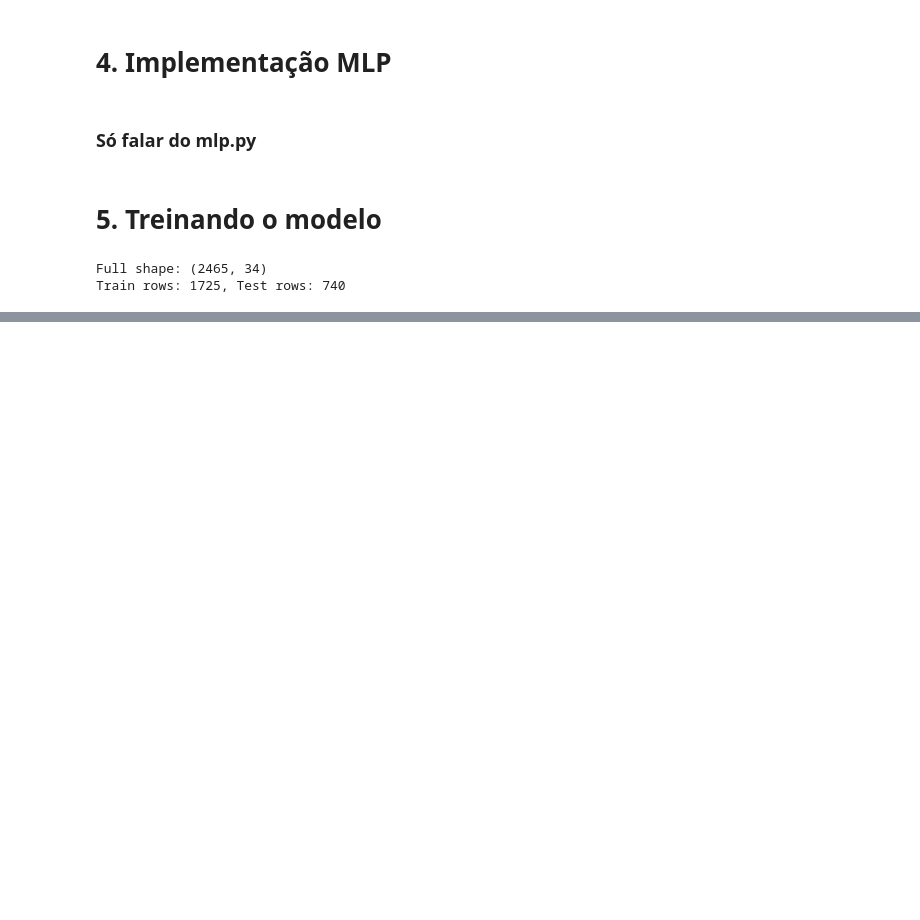
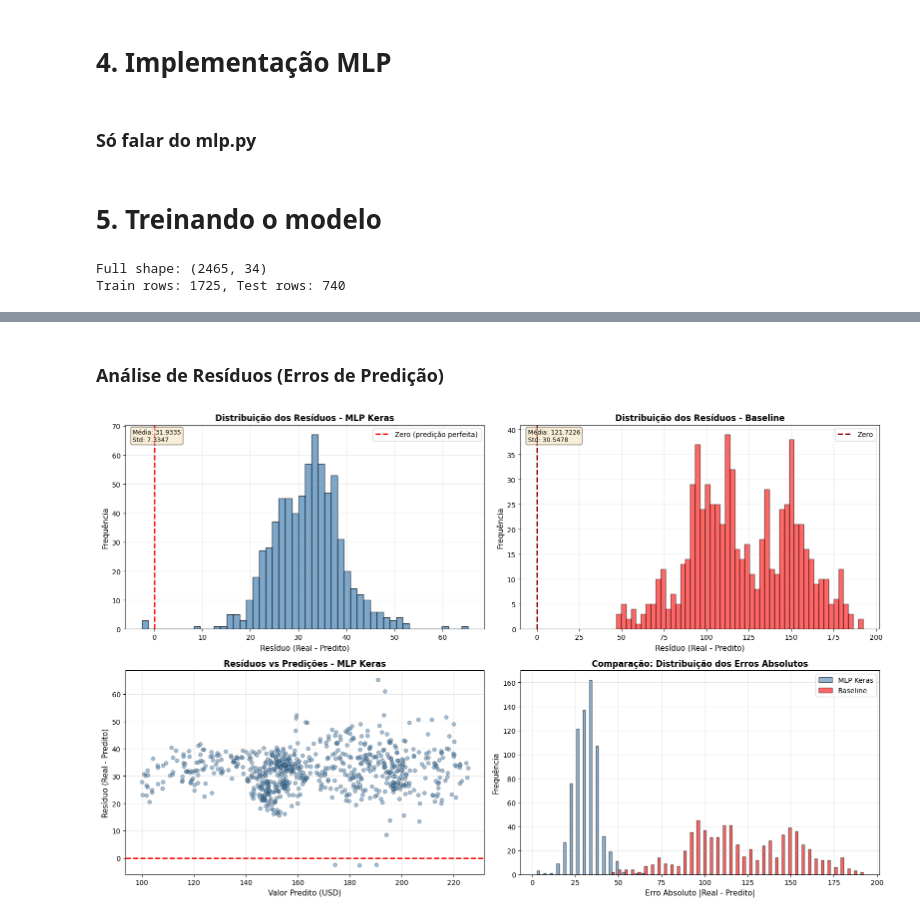
Before and after one commit to felipebns/regression_deeplearning, a Jupyter notebook: regression.ipynb, the cells around one changed output, grey strips where cells are left out. Saved outputs shown, nothing was run; the diff lists cells and outputs as text; code cells hidden in the pictures; blank space fills up the shorter version.

```diff
--- a/regression.ipynb
+++ b/regression.ipynb
@@ -471,0 +881,72 @@ Camada 1:
+# %% [markdown]
+### Análise de Resíduos (Erros de Predição)
+# %%
+# Calcular resíduos (erros)
+residuals_mlp = y_test - preds_mlp_keras
+residuals_baseline = y_test - baseline_mean
+
+fig, axes = plt.subplots(2, 2, figsize=(16, 10))
+
+# 1. Distribuição dos resíduos (MLP)
+axes[0, 0].hist(residuals_mlp, bins=50, color='steelblue', alpha=0.7, edgecolor='black')
+axes[0, 0].axvline(x=0, color='red', linestyle='--', linewidth=2, label='Zero (predição perfeita)')
+axes[0, 0].set_xlabel('Resíduo (Real - Predito)', fontsize=11)
+axes[0, 0].set_ylabel('Frequência', fontsize=11)
+axes[0, 0].set_title('Distribuição dos Resíduos - MLP Keras', fontsize=12, fontweight='bold')
+axes[0, 0].legend(fontsize=10)
+axes[0, 0].grid(True, alpha=0.3)
+axes[0, 0].text(0.02, 0.98, f'Média: {residuals_mlp.mean():.4f}\nStd: {residuals_mlp.std():.4f}',
+                transform=axes[0, 0].transAxes, va='top',
+                bbox=dict(boxstyle='round', facecolor='wheat', alpha=0.5), fontsize=9)
+
+# 2. Distribuição dos resíduos (Baseline)
+axes[0, 1].hist(residuals_baseline, bins=50, color='red', alpha=0.6, edgecolor='black')
+axes[0, 1].axvline(x=0, color='darkred', linestyle='--', linewidth=2, label='Zero')
+axes[0, 1].set_xlabel('Resíduo (Real - Predito)', fontsize=11)
+axes[0, 1].set_ylabel('Frequência', fontsize=11)
+axes[0, 1].set_title('Distribuição dos Resíduos - Baseline', fontsize=12, fontweight='bold')
+axes[0, 1].legend(fontsize=10)
+axes[0, 1].grid(True, alpha=0.3)
+axes[0, 1].text(0.02, 0.98, f'Média: {residuals_baseline.mean():.4f}\nStd: {residuals_baseline.std():.4f}',
+                transform=axes[0, 1].transAxes, va='top',
+                bbox=dict(boxstyle='round', facecolor='wheat', alpha=0.5), fontsize=9)
+
+# 3. Resíduos vs Valores Preditos (MLP)
+axes[1, 0].scatter(preds_mlp_keras, residuals_mlp, alpha=0.5, s=30, color='steelblue', edgecolors='black', linewidth=0.5)
+axes[1, 0].axhline(y=0, color='red', linestyle='--', linewidth=2)
+axes[1, 0].set_xlabel('Valor Predito (USD)', fontsize=11)
+axes[1, 0].set_ylabel('Resíduo (Real - Predito)', fontsize=11)
+axes[1, 0].set_title('Resíduos vs Predições - MLP Keras', fontsize=12, fontweight='bold')
+axes[1, 0].grid(True, alpha=0.3)
+
+# 4. Comparação dos erros absolutos
+errors_mlp = np.abs(residuals_mlp)
+errors_baseline = np.abs(residuals_baseline)
+
+axes[1, 1].hist([errors_mlp, errors_baseline], bins=50,
+                label=['MLP Keras', 'Baseline'],
+                color=['steelblue', 'red'], alpha=0.6, edgecolor='black')
+axes[1, 1].set_xlabel('Erro Absoluto |Real - Predito|', fontsize=11)
+axes[1, 1].set_ylabel('Frequência', fontsize=11)
+axes[1, 1].set_title('Comparação: Distribuição dos Erros Absolutos', fontsize=12, fontweight='bold')
+axes[1, 1].legend(fontsize=10)
+axes[1, 1].grid(True, alpha=0.3)
+
+plt.tight_layout()
+plt.show()
+
+# Estatísticas dos resíduos
+print("\n" + "="*70)
+print("ANÁLISE DE RESÍDUOS")
+print("="*70)
+print(f"\nMLP Keras:")
+print(f"  Média dos resíduos: {residuals_mlp.mean():.4f} (ideal: ~0)")
+print(f"  Desvio padrão:      {residuals_mlp.std():.4f}")
+print(f"  Erro máximo:        {np.abs(residuals_mlp).max():.4f}")
+print(f"\nBaseline:")
+print(f"  Média dos resíduos: {residuals_baseline.mean():.4f}")
+print(f"  Desvio padrão:      {residuals_baseline.std():.4f}")
+print(f"  Erro máximo:        {np.abs(residuals_baseline).max():.4f}")
+print("="*70)
+# %% [output]
+[figure, added]
```
Also changed, not shown: parts of 27 cells of this notebook, 3 other files.
